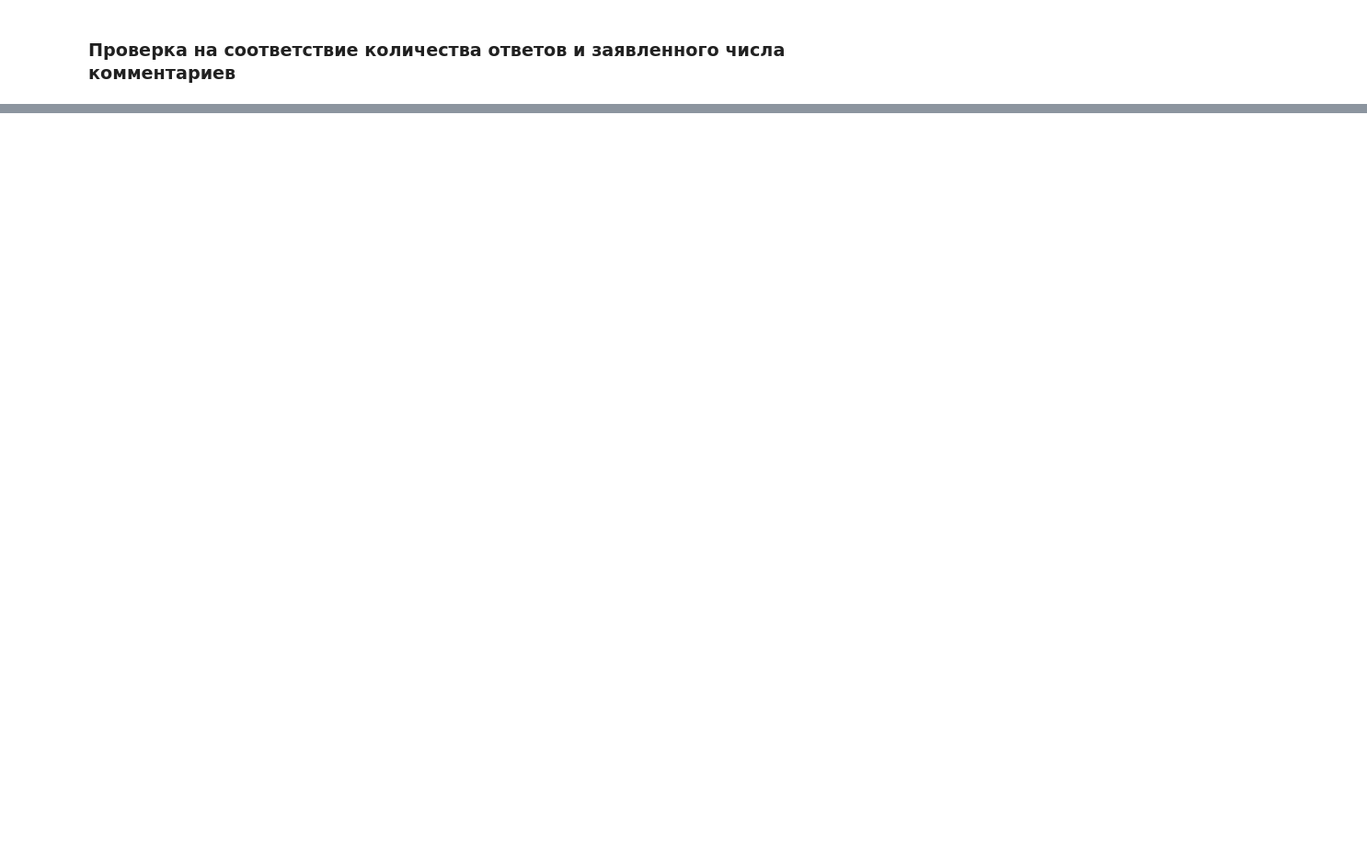
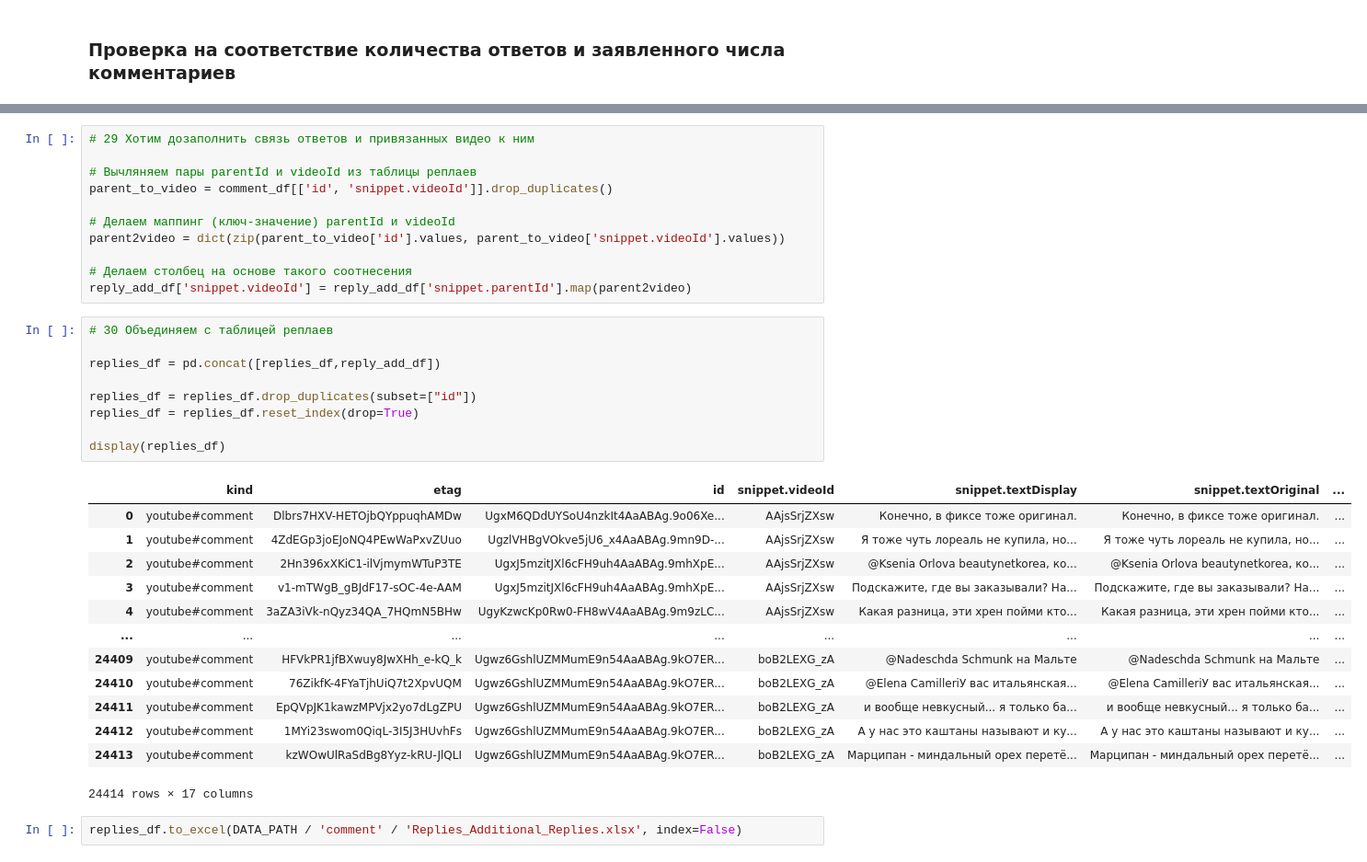
Before and after one commit to Tricar5/dm_corean, a Jupyter notebook: notebooks/9/comment_youtube.ipynb, the cells around one changed output, grey strips where cells are left out. Shown: that part at 92% size. Saved outputs shown, nothing was run; the diff lists cells and outputs as text; blank space fills up the shorter version.

```diff
--- a/notebooks/9/comment_youtube.ipynb
+++ b/notebooks/9/comment_youtube.ipynb
@@ -346,0 +526,36 @@ display(comment_df[comment_df['real_comments_cnt'] != comment_df['snippet.totalR
+# %%
+# 29 Хотим дозаполнить связь ответов и привязанных видео к ним
+
+# Вычляняем пары parentId и videoId из таблицы реплаев
+parent_to_video = comment_df[['id', 'snippet.videoId']].drop_duplicates()
+
+# Делаем маппинг (ключ-значение) parentId и videoId
+parent2video = dict(zip(parent_to_video['id'].values, parent_to_video['snippet.videoId'].values))
+
+# Делаем столбец на основе такого соотнесения
+reply_add_df['snippet.videoId'] = reply_add_df['snippet.parentId'].map(parent2video)
+# %%
+# 30 Объединяем с таблицей реплаев
+
+replies_df = pd.concat([replies_df,reply_add_df])
+
+replies_df = replies_df.drop_duplicates(subset=["id"])
+replies_df = replies_df.reset_index(drop=True)
+
+display(replies_df)
+# %% [output]
+|  | kind | etag | id | snippet.videoId | snippet.textDisplay | snippet.textOriginal | ... |
+| 0 | youtube#comment | Dlbrs7HXV-HETOjbQYppuqhAMDw | UgxM6QDdUYSoU4nzkIt4AaABAg.9o06Xe... | AAjsSrjZXsw | Конечно, в фиксе тоже оригинал. | Конечно, в фиксе тоже оригинал. | ... |
+| 1 | youtube#comment | 4ZdEGp3joEJoNQ4PEwWaPxvZUuo | UgzlVHBgVOkve5jU6_x4AaABAg.9mn9D-... | AAjsSrjZXsw | Я тоже чуть лореаль не купила, но... | Я тоже чуть лореаль не купила, но... | ... |
+| 2 | youtube#comment | 2Hn396xXKiC1-ilVjmymWTuP3TE | UgxJ5mzitJXl6cFH9uh4AaABAg.9mhXpE... | AAjsSrjZXsw | @Ksenia Orlova beautynetkorea, ко... | @Ksenia Orlova beautynetkorea, ко... | ... |
+| 3 | youtube#comment | v1-mTWgB_gBJdF17-sOC-4e-AAM | UgxJ5mzitJXl6cFH9uh4AaABAg.9mhXpE... | AAjsSrjZXsw | Подскажите, где вы заказывали? На... | Подскажите, где вы заказывали? На... | ... |
+| 4 | youtube#comment | 3aZA3iVk-nQyz34QA_7HQmN5BHw | UgyKzwcKp0Rw0-FH8wV4AaABAg.9m9zLC... | AAjsSrjZXsw | Какая разница, эти хрен пойми кто... | Какая разница, эти хрен пойми кто... | ... |
+| ... | ... | ... | ... | ... | ... | ... | ... |
+| 24409 | youtube#comment | HFVkPR1jfBXwuy8JwXHh_e-kQ_k | Ugwz6GshlUZMMumE9n54AaABAg.9kO7ER... | boB2LEXG_zA | @Nadeschda Schmunk на Мальте | @Nadeschda Schmunk на Мальте | ... |
+| 24410 | youtube#comment | 76ZikfK-4FYaTjhUiQ7t2XpvUQM | Ugwz6GshlUZMMumE9n54AaABAg.9kO7ER... | boB2LEXG_zA | @Elena CamilleriУ вас итальянская... | @Elena CamilleriУ вас итальянская... | ... |
+| 24411 | youtube#comment | EpQVpJK1kawzMPVjx2yo7dLgZPU | Ugwz6GshlUZMMumE9n54AaABAg.9kO7ER... | boB2LEXG_zA | и вообще невкусный... я только ба... | и вообще невкусный... я только ба... | ... |
+| 24412 | youtube#comment | 1MYi23swom0QiqL-3I5J3HUvhFs | Ugwz6GshlUZMMumE9n54AaABAg.9kO7ER... | boB2LEXG_zA | А у нас это каштаны называют и ку... | А у нас это каштаны называют и ку... | ... |
+| 24413 | youtube#comment | kzWOwUlRaSdBg8Yyz-kRU-JlQLI | Ugwz6GshlUZMMumE9n54AaABAg.9kO7ER... | boB2LEXG_zA | Марципан - миндальный орех перетё... | Марципан - миндальный орех перетё... | ... |
+24414 rows × 17 columns
+# %%
+replies_df.to_excel(DATA_PATH / 'comment' / 'Replies_Additional_Replies.xlsx', index=False)
```
Also changed, not shown: parts of 39 cells of this notebook, 3 other files.
